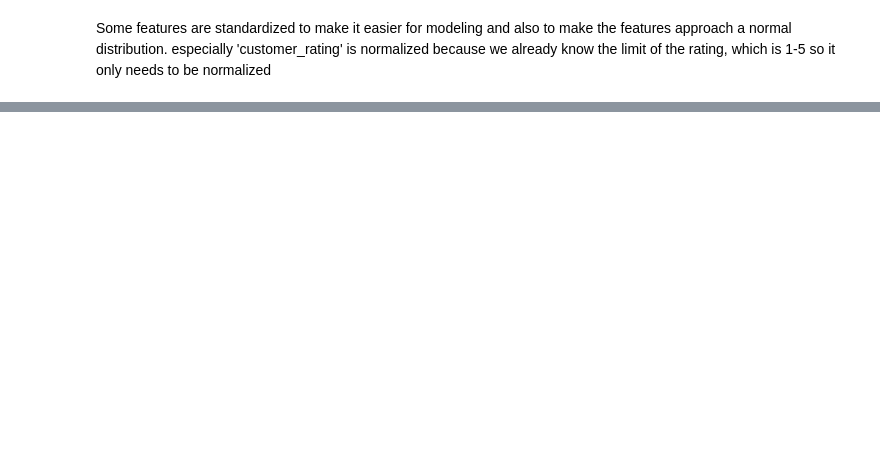
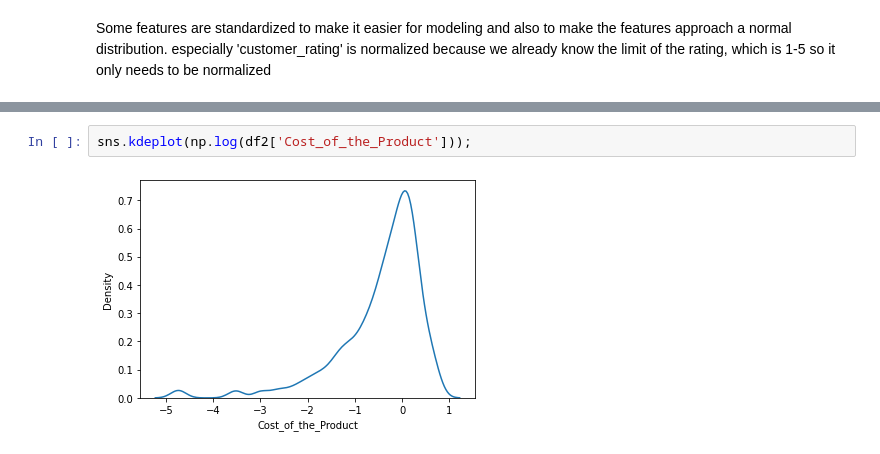
Before and after one commit to wahyunh10/Project-Ecommerce-Shipping-Clasification-Modeling, a Jupyter notebook: Stage_2_Project.ipynb, the cells around one changed output, grey strips where cells are left out. Saved outputs shown, nothing was run; the diff lists cells and outputs as text; blank space fills up the shorter version.

```diff
--- a/Stage_2_Project.ipynb
+++ b/Stage_2_Project.ipynb
@@ -157,0 +240,4 @@ sns.kdeplot(df2['Weight_in_gms']);
+# %%
+sns.kdeplot(np.log(df2['Cost_of_the_Product']));
+# %% [output]
+[figure, added]
```
Also changed, not shown: parts of 19 cells of this notebook.
